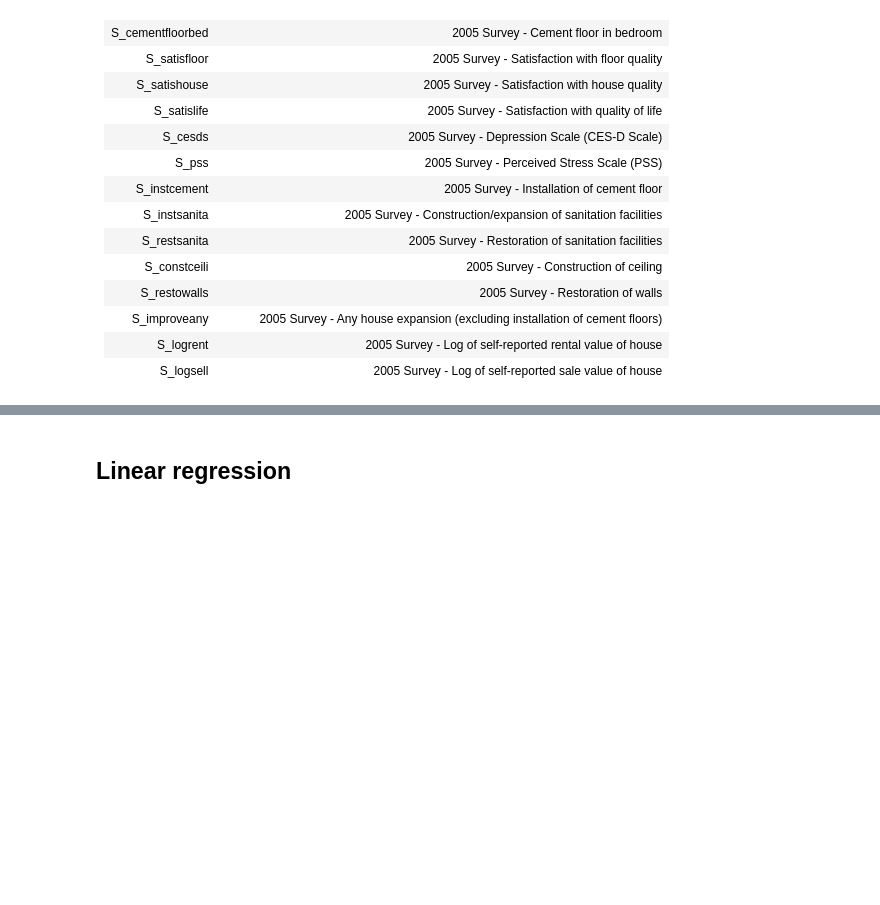
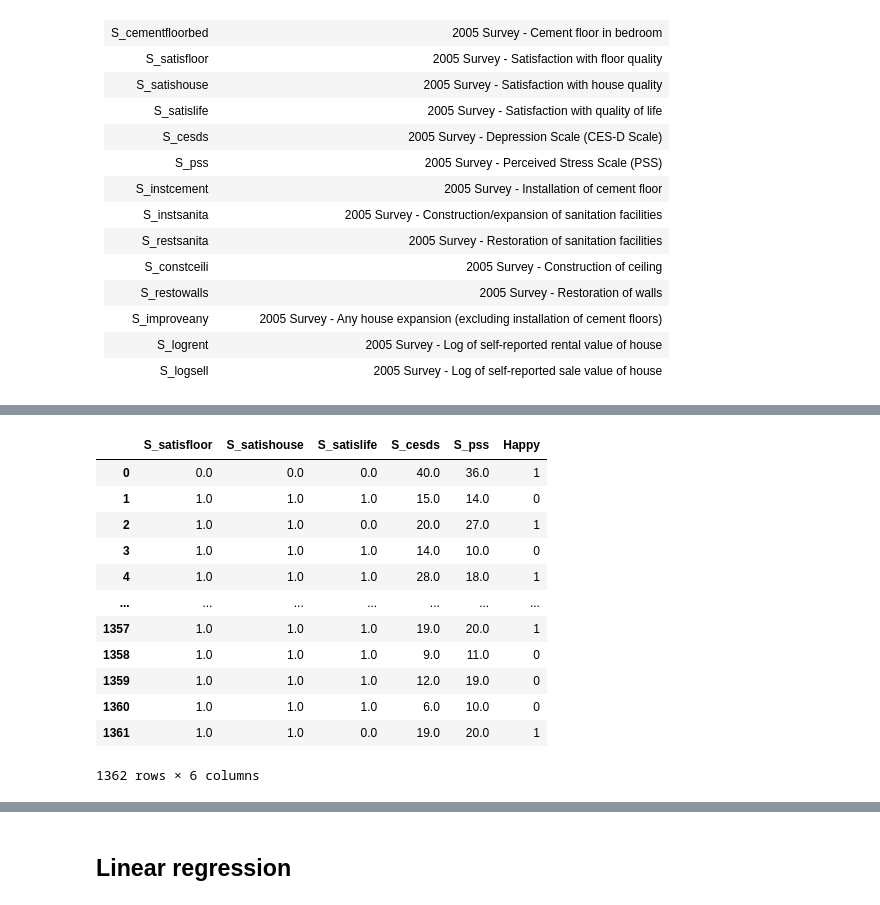
Before and after one commit to epfl-ada/ada-2020-project-milestone-p3-p3_mojo_team, a Jupyter notebook: project.ipynb, the cells around one changed output, grey strips where cells are left out. Drawn from its saved outputs; the diff is of its cells as text; code cells hidden in the pictures; blank space fills up the shorter version.

```diff
--- a/project.ipynb
+++ b/project.ipynb
@@ -133,0 +321,41 @@ data_treatment = data_treatment.reset_index()
+# %%
+def cluster(model, X, **kwargs):
+    """ Run a clustering model and return predictions.
+
+    Args:
+        model : {sklearn.cluster, sklearn.mixture, or hdbscan}
+            Model to fit and predict
+        X : pandas.DataFrame
+            Data used to fit `model`
+        **kwargs : `model`.fit_predict() args, optional
+            Keyword arguments to be passed into `model`.fit_predict()
+    Returns:
+        (labels,centers) : tuple(array, pandas.DataFrame)
+            A tuple containing cluster labels and a DataFrame of cluster centers formated with X columns
+    """
+    clust_labels = model.fit_predict(X,**kwargs)
+    centers = X.assign(**{model.__class__.__name__ : clust_labels} # assign a temp column to X with model name
+                      ).groupby(model.__class__.__name__,sort=True).mean() # group on temp, gather mean of labels
+
+    return (clust_labels, centers)
+# %%
+happy_dataset_agg = happy_dataset.copy()
+agg_cluster = AgglomerativeClustering(n_clusters=2, affinity = 'euclidean', linkage = 'ward')
+clabels_ac, cent_ac = cluster(agg_cluster, happy_dataset_agg)
+
+happy_dataset_agg['Happy'] = clabels_ac
+happy_dataset_agg
+# %% [output]
+|  | S_satisfloor | S_satishouse | S_satislife | S_cesds | S_pss | Happy |
+| 0 | 0.0 | 0.0 | 0.0 | 40.0 | 36.0 | 1 |
+| 1 | 1.0 | 1.0 | 1.0 | 15.0 | 14.0 | 0 |
+| 2 | 1.0 | 1.0 | 0.0 | 20.0 | 27.0 | 1 |
+| 3 | 1.0 | 1.0 | 1.0 | 14.0 | 10.0 | 0 |
+| 4 | 1.0 | 1.0 | 1.0 | 28.0 | 18.0 | 1 |
+| ... | ... | ... | ... | ... | ... | ... |
+| 1357 | 1.0 | 1.0 | 1.0 | 19.0 | 20.0 | 1 |
+| 1358 | 1.0 | 1.0 | 1.0 | 9.0 | 11.0 | 0 |
+| 1359 | 1.0 | 1.0 | 1.0 | 12.0 | 19.0 | 0 |
+| 1360 | 1.0 | 1.0 | 1.0 | 6.0 | 10.0 | 0 |
+| 1361 | 1.0 | 1.0 | 0.0 | 19.0 | 20.0 | 1 |
+1362 rows × 6 columns
```
Also changed, not shown: parts of 41 cells of this notebook.
